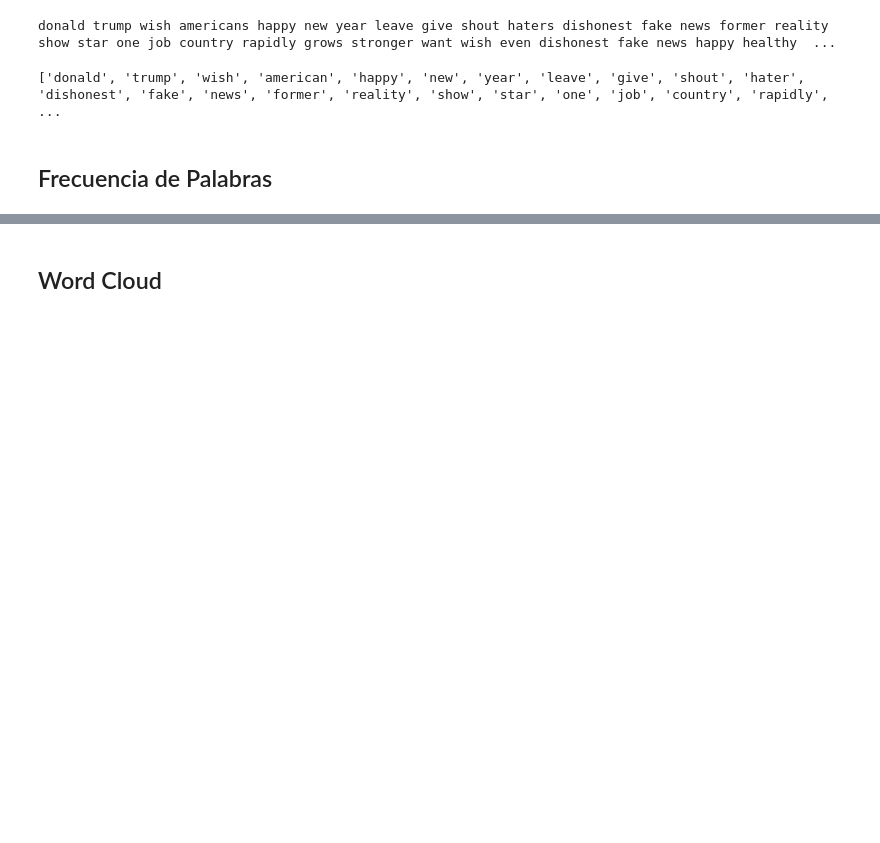
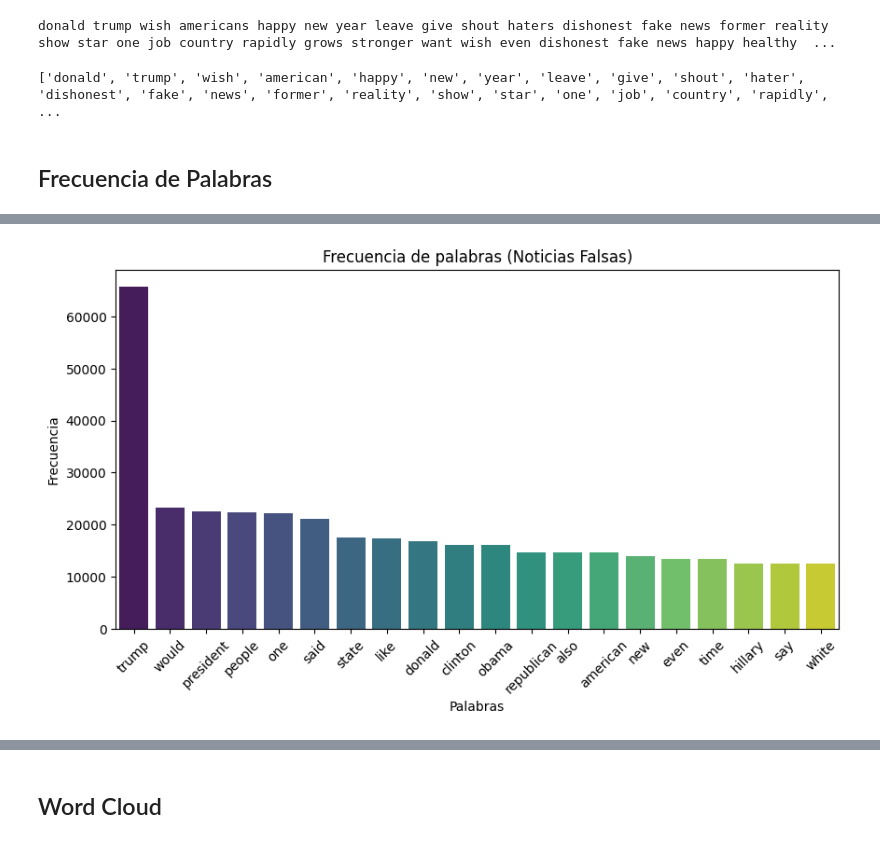
Before and after one commit to jzarcoo/FakeNewsDetection, a Jupyter notebook: NLP.ipynb, the cells around one changed output, grey strips where cells are left out. Saved outputs shown, nothing was run; the diff lists cells and outputs as text; code cells hidden in the pictures; blank space fills up the shorter version.

```diff
--- a/NLP.ipynb
+++ b/NLP.ipynb
@@ -63,6 +71,20 @@ texto_lematizado = [lemmatizer.lemmatize(p) for p in tokens]
 print(texto_lematizado[:200])
 # %% [output]
 ['donald', 'trump', 'wish', 'american', 'happy', 'new', 'year', 'leave', 'give', 'shout', 'hater', 'dishonest', 'fake', 'news', 'former', 'reality', 'show', 'star', 'one', 'job', 'country', 'rapidly', ...
+# %%
+# Procesamiento particular
+
+texto_fake = " ".join(df[df['label'] == 0]['text']).lower()
+texto_true = " ".join(df[df['label'] == 1]['text']).lower()
+
+texto_fake_filtrado = " ".join(p for p in texto_fake.split() if p.isalpha() and p not in STOPWORDS)
+texto_true_filtrado = " ".join(p for p in texto_true.split() if p.isalpha() and p not in STOPWORDS)
+
+tokens_fake = text_to_word_sequence(texto_fake_filtrado)
+tokens_true = text_to_word_sequence(texto_true_filtrado)
+
+texto_lematizado_fake = [lemmatizer.lemmatize(p) for p in tokens_fake]
+texto_lematizado_true = [lemmatizer.lemmatize(p) for p in tokens_true]
 # %% [markdown]
 ## Frecuencia de Palabras
 # %%
@@ -84,0 +107,15 @@ plt.show()
+# %%
+freq_dist_fake = FreqDist(texto_lematizado_fake)
+n = 20 # palabras más frecuentes
+palabras_comunes_fake = freq_dist_fake.most_common(n)
+df_freq_fake = pd.DataFrame(palabras_comunes_fake, columns=['Palabra', 'Frecuencia'])
+
+plt.figure(figsize=(10,5))
+sns.barplot(x='Palabra', y='Frecuencia', data=df_freq_fake, palette='viridis', hue='Palabra')
+plt.xlabel("Palabras")
+plt.ylabel("Frecuencia")
+plt.title("Frecuencia de palabras (Noticias Falsas)")
+plt.xticks(rotation=45)
+plt.show()
+# %% [output]
+[figure, added]
```
Also changed, not shown: parts of 20 cells of this notebook.
